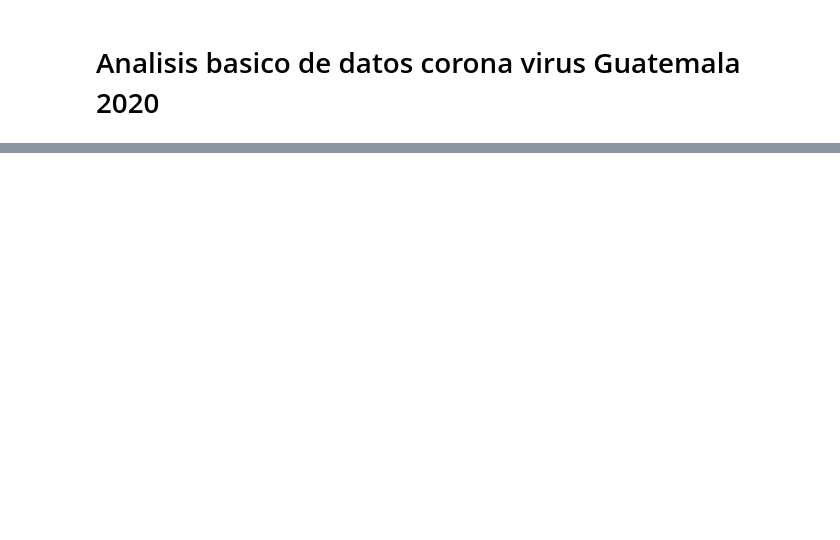
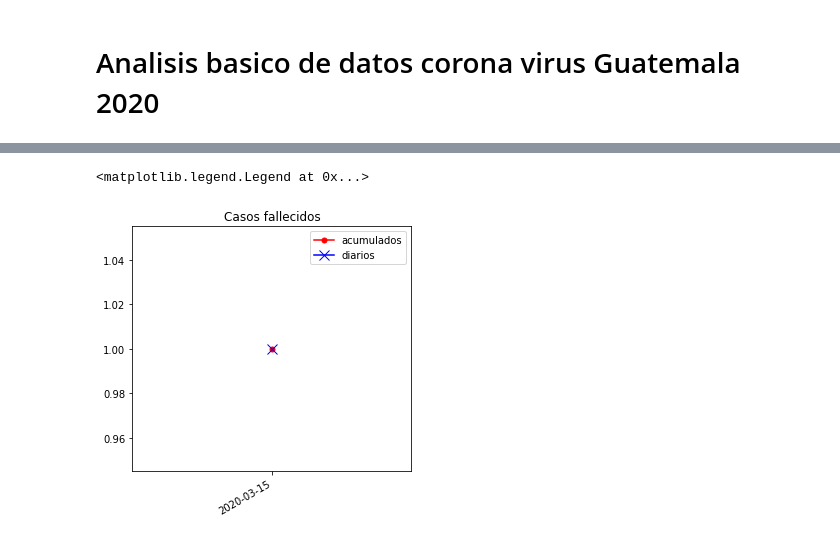
Before and after one commit to ncovgt2020/ncovgt2020, a Jupyter notebook: scripts/analisis_basico.ipynb, the cells around one changed output, grey strips where cells are left out. Saved outputs shown, nothing was run; the diff lists cells and outputs as text; code cells hidden in the pictures; blank space fills up the shorter version.

```diff
--- a/scripts/analisis_basico.ipynb
+++ b/scripts/analisis_basico.ipynb
@@ -50,0 +88,13 @@ print(pacientes.head())
+# %%
+fig3 = plt.figure(figsize=(5,5))
+fig3ax1 = fig3.add_subplot(1,1,1)
+fig3ax1.set_title('Casos fallecidos')
+fallecidos = pacientes['fecha_desceso'].value_counts()
+fallecidos.cumsum().plot(ax = fig3ax1, color = 'r', label = 'acumulados', marker='.',markersize=10)
+fallecidos.plot(ax = fig3ax1, color = 'b', label = 'diarios', marker='x',markersize=10)
+fig3ax1.set_xticks(fallecidos.index.to_list())
+fig2ax1.set_yticks((range(min(fallecidos),max(fallecidos)+2)))
+fig3ax1.legend(loc = 'best')
+# %% [output]
+<matplotlib.legend.Legend at 0x...>
+[figure, added]
```
Also changed, not shown: parts of 9 cells of this notebook.
